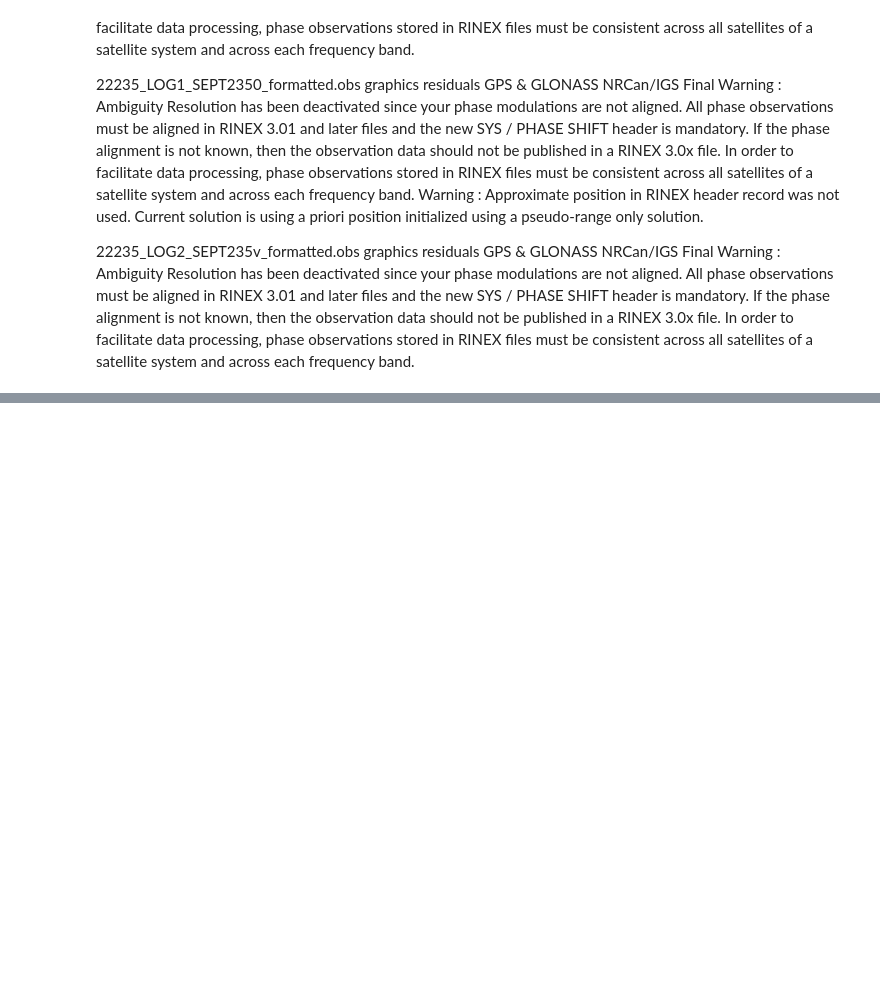
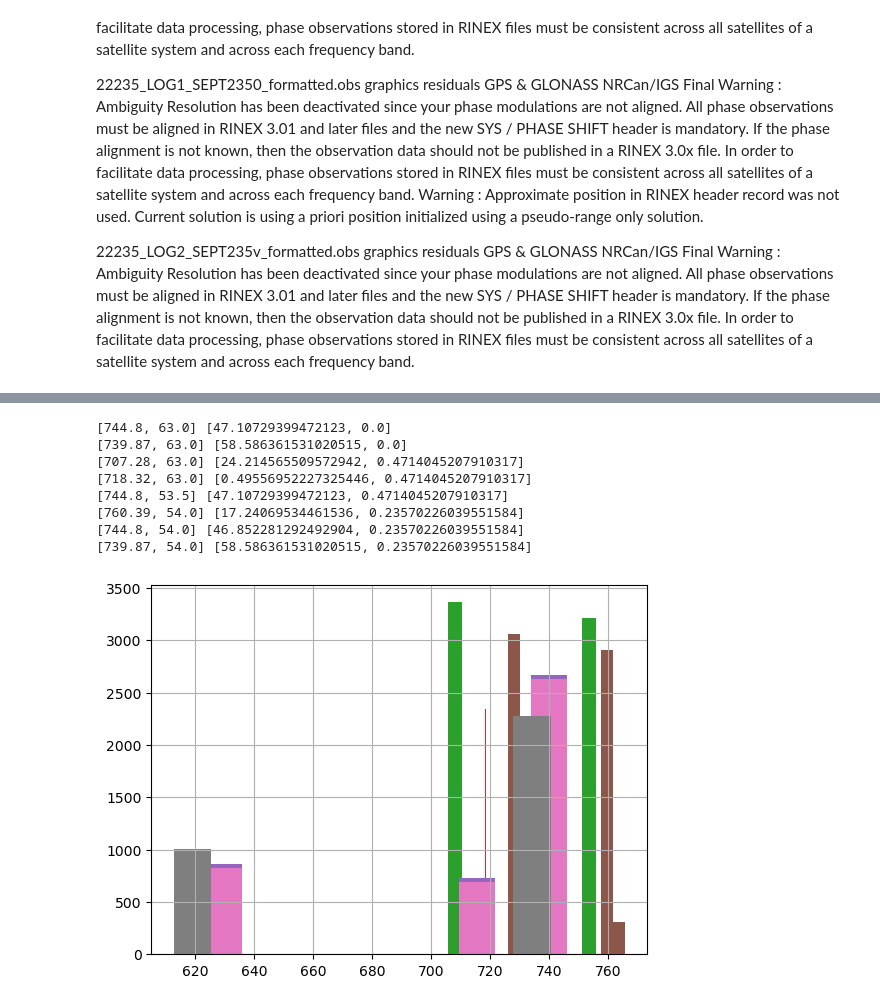
Before and after one commit to anmagomez/radar_altimetry_eval, a Jupyter notebook: src/GNSS_Tutorial.ipynb, the cells around one changed output, grey strips where cells are left out. Drawn from its saved outputs; the diff is of its cells as text; code cells hidden in the pictures; blank space fills up the shorter version.

Commit message:
Adding GNSS height filtering

```diff
--- a/src/GNSS_Tutorial.ipynb
+++ b/src/GNSS_Tutorial.ipynb
@@ -108 +148,5 @@ df_all_15s.decimal_hour.hist()
 [figure]
+# %%
+df_all_1s.rename(columns={"latitude_decimal_degree":'latitude', "longitude_decimal_degree":"longitude","ellipsoidal_height_m":"elevation"}, inplace=True)
+df_all_15s.rename(columns={"latitude_decimal_degree":'latitude', "longitude_decimal_degree":"longitude","ellipsoidal_height_m":"elevation"}, inplace=True)
+# df_all_1s[[]].to_csv('../data/results/all_gnss_1s.csv', sep=',', index=False)
@@ -186,0 +276,23 @@ Half Moon (3285, 7)
+# %%
+#Read all the files again by lake
+#1. Read the master file
+#2. Read the files from PPP
+#2.1 Distinguish between 15 s and 1 s measurements LOG1 vs LOG2
+
+import os
+from fnmatch import fnmatch
+
+root = '../data/GNSS/alberta_geoidheight/'
+pattern = "*.csv"
+df_all_1s_final=pd.DataFrame()
+
+for path, subdirs, files in os.walk(root):
+    for name in files:
+        if fnmatch(name, pattern):
+            print(name.split('_'))
+            file_info=name.split('_')
+            if len(file_info)>1:
+                lake=file_info[2].split('.')[0]
+                df=pd.read_csv(os.path.join(path, name), sep=',')
+                df['lake']=lake
+                df_all_1s_final=pd.concat([df_all_1s_final, df])
@@ -186,0 +325,28 @@ Half Moon (3285, 7)
+# %%
+df_all_1s_final['lake'].unique()
+df_gnss_total=pd.DataFrame()
+for lake in list_lakes:
+    df=df_all_1s_final.loc[df_all_1s_final['lake']==lake].copy()
+    if df.shape[0]!=0:
+        start_row=((df_lakes['Lake']==lake)&(df_lakes['Start_End']=='S'))
+        end_row=((df_lakes['Lake']==lake)&(df_lakes['Start_End']=='E'))
+        val_start=df_lakes.loc[start_row, ['Right', 'Left','Back']].values[0]
+        val_end=df_lakes.loc[end_row, ['Right', 'Left','Back']].values[0]
+        medianAh=np.median(np.concatenate((val_start, val_end)))
+        stdAh=np.std(np.concatenate((val_start, val_end)))
+
+        medianOth=df['Ortho Height (m)'].median()
+        stdOth=df['Ortho Height (m)'].std()
+        df['Ortho Height (m)'].hist()
+
+        print([medianOth,medianAh], [stdOth,stdAh])
+# %% [output]
+[744.8, 63.0] [47.10729399472123, 0.0]
+[739.87, 63.0] [58.586361531020515, 0.0]
+[707.28, 63.0] [24.214565509572942, 0.4714045207910317]
+[718.32, 63.0] [0.49556952227325446, 0.4714045207910317]
+[744.8, 53.5] [47.10729399472123, 0.4714045207910317]
+[760.39, 54.0] [17.24069534461536, 0.23570226039551584]
+[744.8, 54.0] [46.852281292492904, 0.23570226039551584]
+[739.87, 54.0] [58.586361531020515, 0.23570226039551584]
+[figure, added]
```
Also changed, not shown: parts of 12 cells of this notebook.
